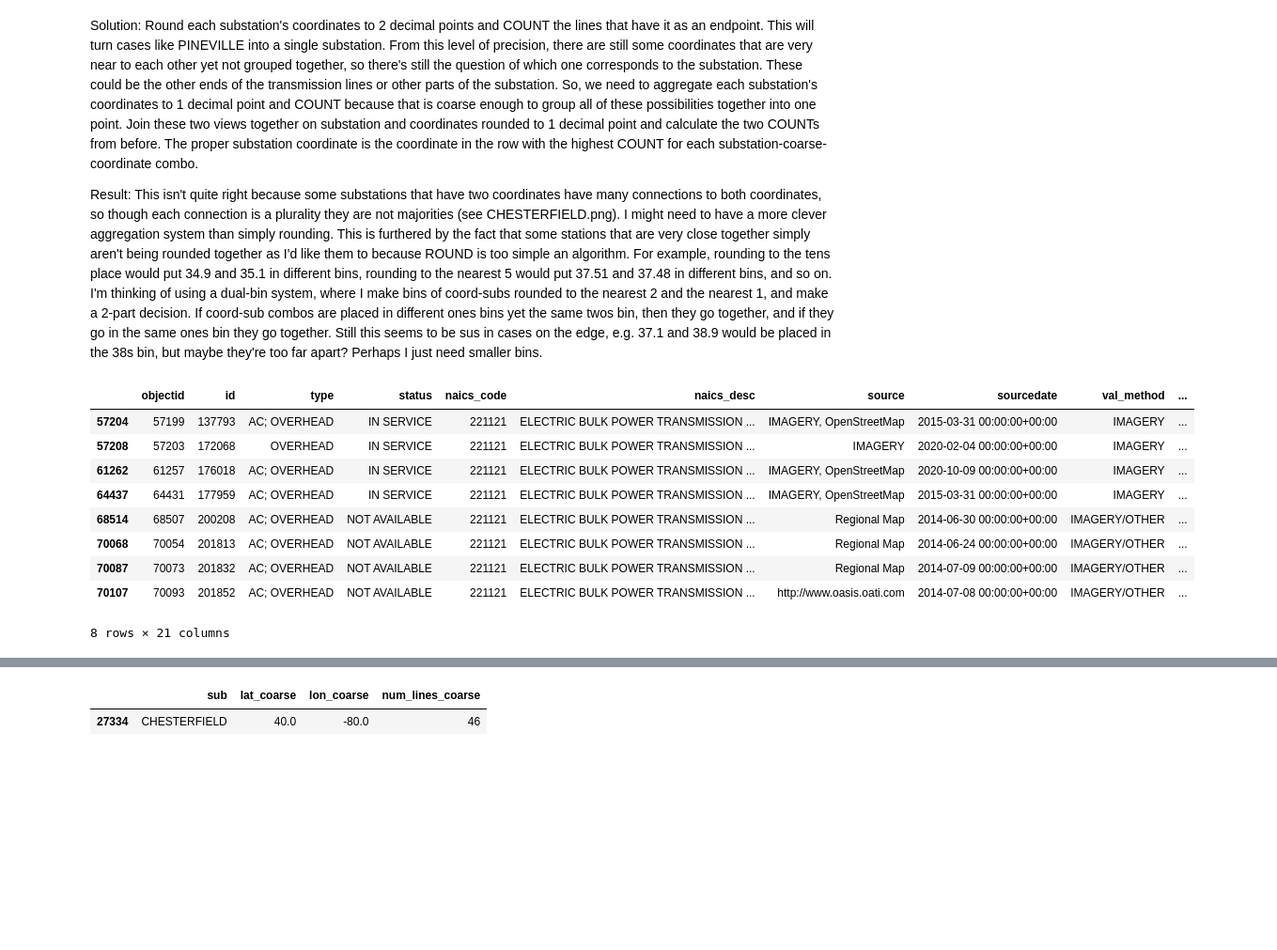
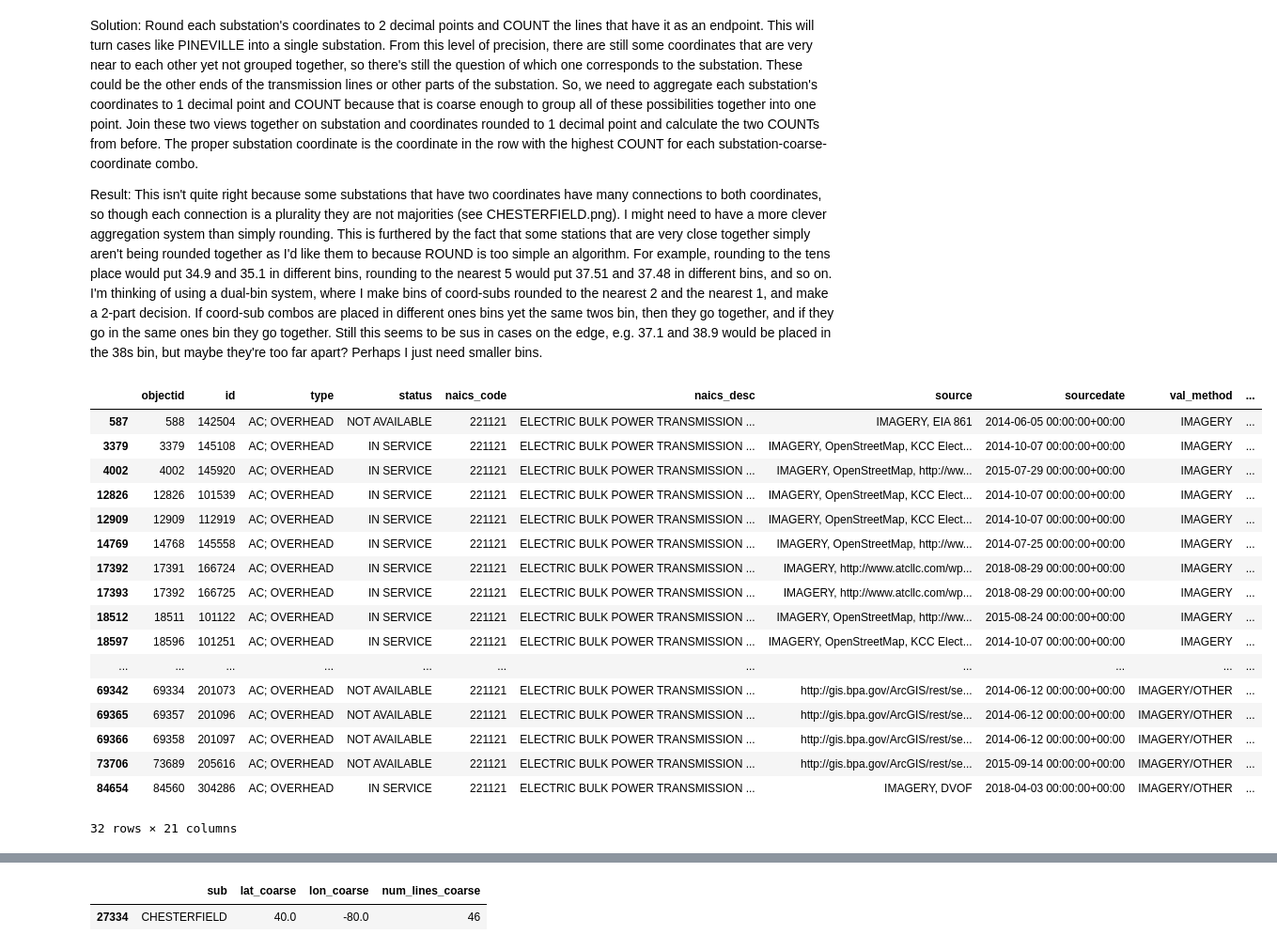
Before and after one commit to Ker-ple/electric_grid, a Jupyter notebook: EDA/grids.ipynb, the cells around one changed output, grey strips where cells are left out. Shown at 94% size. Saved outputs shown, nothing was run; the diff lists cells and outputs as text; code cells hidden in the pictures; blank space fills up the shorter version.

Commit message:
adds method for deriving correct substations

```diff
--- a/EDA/grids.ipynb
+++ b/EDA/grids.ipynb
@@ -282,16 +278,24 @@ with duckdb.connect('transmission.db') as con:
     df_fine = con.sql("""SELECT * FROM agged_coords_fine""").df()
     df_coarse = con.sql("""SELECT * FROM agged_coords_coarse""").df()
     dominance = con.sql("""SELECT * FROM dominance""").df()
-# %%
-usa[(usa['coords_one'].str.split(', ').str[0].astype(float).between(38, 40)) & usa['sub_1'].isin(['MIDWAY'])]
-# %% [output]
-|  | objectid | id | type | status | naics_code | naics_desc | source | sourcedate | val_method | ... |
-| 57204 | 57199 | 137793 | AC; OVERHEAD | IN SERVICE | 221121 | ELECTRIC BULK POWER TRANSMISSION ... | IMAGERY, OpenStreetMap | 2015-03-31 00:00:00+00:00 | IMAGERY | ... |
-| 57208 | 57203 | 172068 | OVERHEAD | IN SERVICE | 221121 | ELECTRIC BULK POWER TRANSMISSION ... | IMAGERY | 2020-02-04 00:00:00+00:00 | IMAGERY | ... |
-| 61262 | 61257 | 176018 | AC; OVERHEAD | IN SERVICE | 221121 | ELECTRIC BULK POWER TRANSMISSION ... | IMAGERY, OpenStreetMap | 2020-10-09 00:00:00+00:00 | IMAGERY | ... |
-| 64437 | 64431 | 177959 | AC; OVERHEAD | IN SERVICE | 221121 | ELECTRIC BULK POWER TRANSMISSION ... | IMAGERY, OpenStreetMap | 2015-03-31 00:00:00+00:00 | IMAGERY | ... |
-| 68514 | 68507 | 200208 | AC; OVERHEAD | NOT AVAILABLE | 221121 | ELECTRIC BULK POWER TRANSMISSION ... | Regional Map | 2014-06-30 00:00:00+00:00 | IMAGERY/OTHER | ... |
-| 70068 | 70054 | 201813 | AC; OVERHEAD | NOT AVAILABLE | 221121 | ELECTRIC BULK POWER TRANSMISSION ... | Regional Map | 2014-06-24 00:00:00+00:00 | IMAGERY/OTHER | ... |
-| 70087 | 70073 | 201832 | AC; OVERHEAD | NOT AVAILABLE | 221121 | ELECTRIC BULK POWER TRANSMISSION ... | Regional Map | 2014-07-09 00:00:00+00:00 | IMAGERY/OTHER | ... |
-| 70107 | 70093 | 201852 | AC; OVERHEAD | NOT AVAILABLE | 221121 | ELECTRIC BULK POWER TRANSMISSION ... | http://www.oasis.oati.com | 2014-07-08 00:00:00+00:00 | IMAGERY/OTHER | ... |
-8 rows × 21 columns
+# %%
+filter_subs(usa, 'BENTON')
+# %% [output]
+|  | objectid | id | type | status | naics_code | naics_desc | source | sourcedate | val_method | ... |
+| 587 | 588 | 142504 | AC; OVERHEAD | NOT AVAILABLE | 221121 | ELECTRIC BULK POWER TRANSMISSION ... | IMAGERY, EIA 861 | 2014-06-05 00:00:00+00:00 | IMAGERY | ... |
+| 3379 | 3379 | 145108 | AC; OVERHEAD | IN SERVICE | 221121 | ELECTRIC BULK POWER TRANSMISSION ... | IMAGERY, OpenStreetMap, KCC Elect... | 2014-10-07 00:00:00+00:00 | IMAGERY | ... |
+| 4002 | 4002 | 145920 | AC; OVERHEAD | IN SERVICE | 221121 | ELECTRIC BULK POWER TRANSMISSION ... | IMAGERY, OpenStreetMap, http://ww... | 2015-07-29 00:00:00+00:00 | IMAGERY | ... |
+| 12826 | 12826 | 101539 | AC; OVERHEAD | IN SERVICE | 221121 | ELECTRIC BULK POWER TRANSMISSION ... | IMAGERY, OpenStreetMap, KCC Elect... | 2014-10-07 00:00:00+00:00 | IMAGERY | ... |
+| 12909 | 12909 | 112919 | AC; OVERHEAD | IN SERVICE | 221121 | ELECTRIC BULK POWER TRANSMISSION ... | IMAGERY, OpenStreetMap, KCC Elect... | 2014-10-07 00:00:00+00:00 | IMAGERY | ... |
+| 14769 | 14768 | 145558 | AC; OVERHEAD | IN SERVICE | 221121 | ELECTRIC BULK POWER TRANSMISSION ... | IMAGERY, OpenStreetMap, http://ww... | 2014-07-25 00:00:00+00:00 | IMAGERY | ... |
+| 17392 | 17391 | 166724 | AC; OVERHEAD | IN SERVICE | 221121 | ELECTRIC BULK POWER TRANSMISSION ... | IMAGERY, http://www.atcllc.com/wp... | 2018-08-29 00:00:00+00:00 | IMAGERY | ... |
+| 17393 | 17392 | 166725 | AC; OVERHEAD | IN SERVICE | 221121 | ELECTRIC BULK POWER TRANSMISSION ... | IMAGERY, http://www.atcllc.com/wp... | 2018-08-29 00:00:00+00:00 | IMAGERY | ... |
+| 18512 | 18511 | 101122 | AC; OVERHEAD | IN SERVICE | 221121 | ELECTRIC BULK POWER TRANSMISSION ... | IMAGERY, OpenStreetMap, http://ww... | 2015-08-24 00:00:00+00:00 | IMAGERY | ... |
+| 18597 | 18596 | 101251 | AC; OVERHEAD | IN SERVICE | 221121 | ELECTRIC BULK POWER TRANSMISSION ... | IMAGERY, OpenStreetMap, KCC Elect... | 2014-10-07 00:00:00+00:00 | IMAGERY | ... |
+| ... | ... | ... | ... | ... | ... | ... | ... | ... | ... | ... |
+| 69342 | 69334 | 201073 | AC; OVERHEAD | NOT AVAILABLE | 221121 | ELECTRIC BULK POWER TRANSMISSION ... | http://gis.bpa.gov/ArcGIS/rest/se... | 2014-06-12 00:00:00+00:00 | IMAGERY/OTHER | ... |
+| 69365 | 69357 | 201096 | AC; OVERHEAD | NOT AVAILABLE | 221121 | ELECTRIC BULK POWER TRANSMISSION ... | http://gis.bpa.gov/ArcGIS/rest/se... | 2014-06-12 00:00:00+00:00 | IMAGERY/OTHER | ... |
+| 69366 | 69358 | 201097 | AC; OVERHEAD | NOT AVAILABLE | 221121 | ELECTRIC BULK POWER TRANSMISSION ... | http://gis.bpa.gov/ArcGIS/rest/se... | 2014-06-12 00:00:00+00:00 | IMAGERY/OTHER | ... |
+| 73706 | 73689 | 205616 | AC; OVERHEAD | NOT AVAILABLE | 221121 | ELECTRIC BULK POWER TRANSMISSION ... | http://gis.bpa.gov/ArcGIS/rest/se... | 2015-09-14 00:00:00+00:00 | IMAGERY/OTHER | ... |
+| 84654 | 84560 | 304286 | AC; OVERHEAD | IN SERVICE | 221121 | ELECTRIC BULK POWER TRANSMISSION ... | IMAGERY, DVOF | 2018-04-03 00:00:00+00:00 | IMAGERY/OTHER | ... |
+32 rows × 21 columns
```
Also changed, not shown: parts of 64 cells of this notebook.
